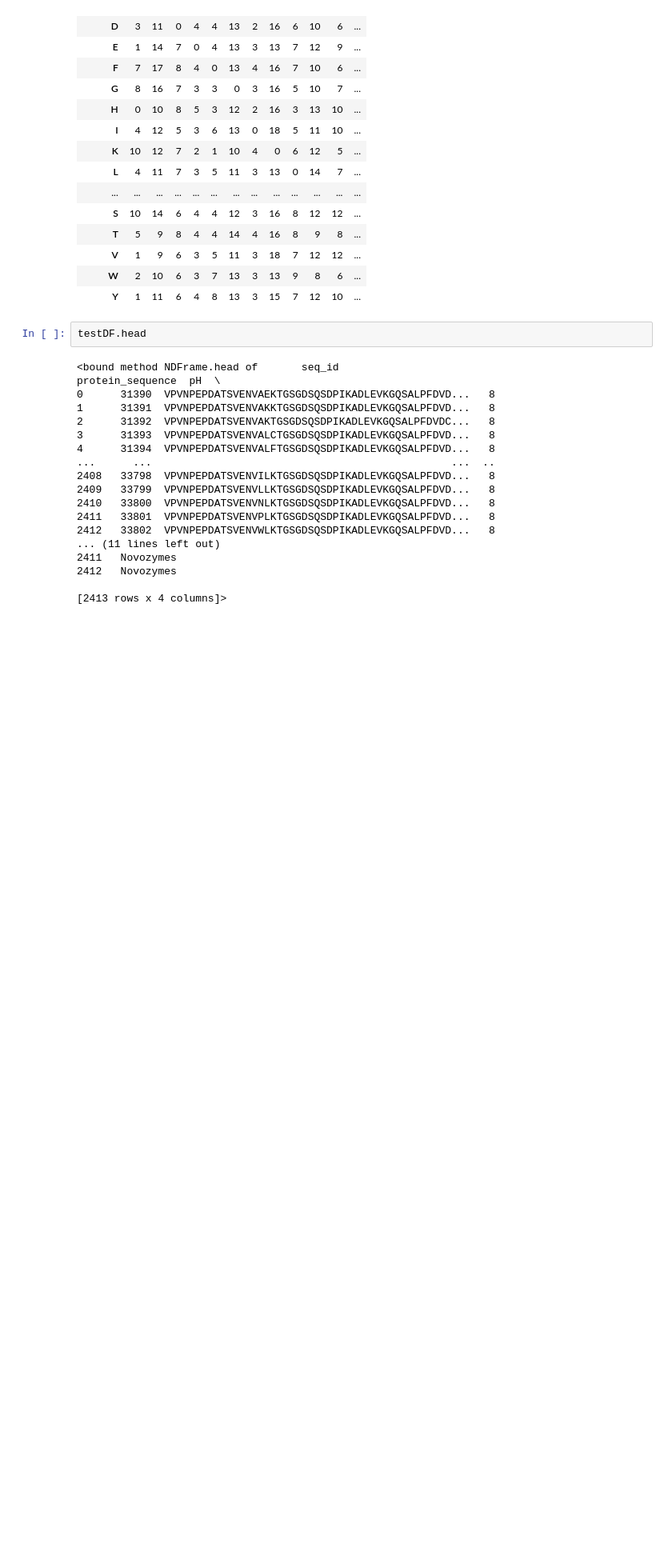
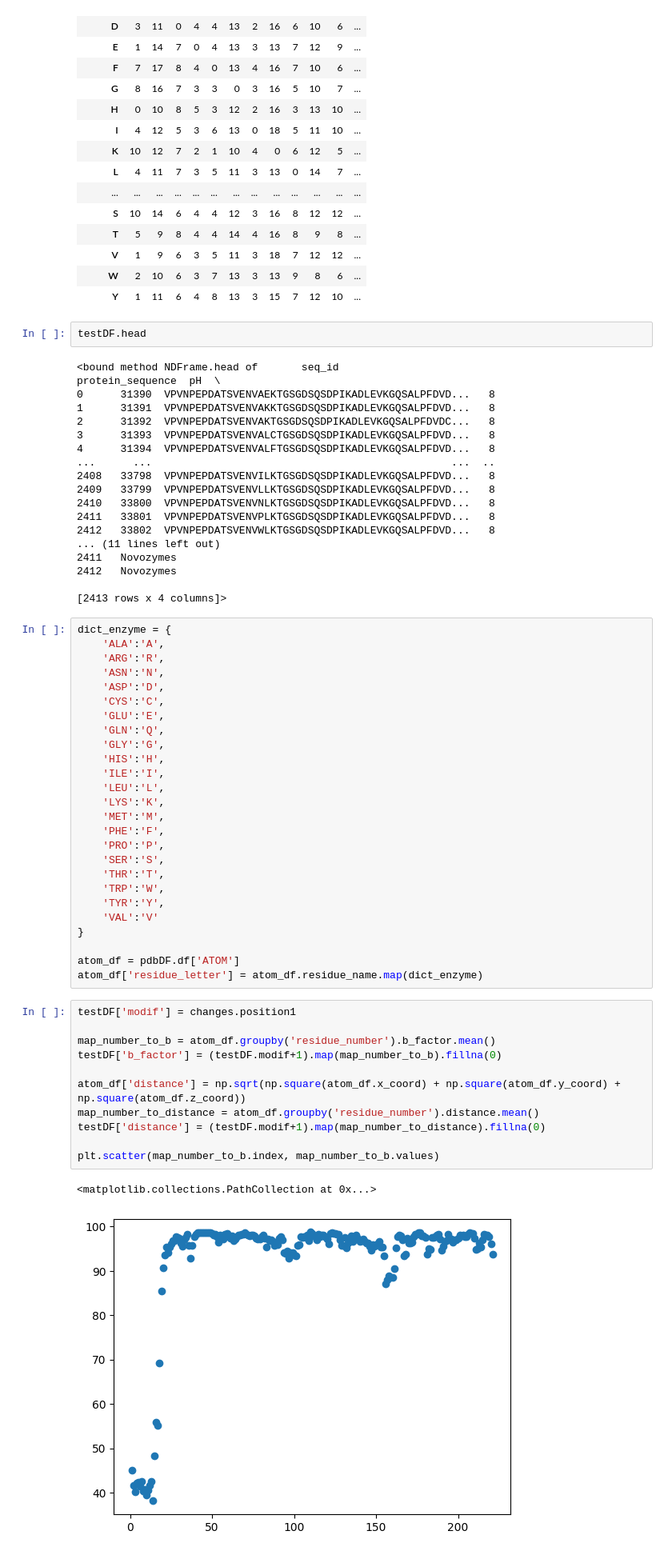
Before and after one commit to martin-he543/novozymes-enzyme-stability-prediction-kaggle-2022, a Jupyter notebook: EDA_single_mutation.ipynb, the cells around one changed output. Shown at 80% size. Cells and saved outputs as stored; diff of their text form; blank space fills up the shorter version.

Commit message:
Added baseline based on b-factor

```diff
--- a/EDA_single_mutation.ipynb
+++ b/EDA_single_mutation.ipynb
@@ -213,3 +213,43 @@ testDF.head
 2412   Novozymes
 
 [2413 rows x 4 columns]>
+# %%
+dict_enzyme = {
+    'ALA':'A',
+    'ARG':'R',
+    'ASN':'N',
+    'ASP':'D',
+    'CYS':'C',
+    'GLU':'E',
+    'GLN':'Q',
+    'GLY':'G',
+    'HIS':'H',
+    'ILE':'I',
+    'LEU':'L',
+    'LYS':'K',
+    'MET':'M',
+    'PHE':'F',
+    'PRO':'P',
+    'SER':'S',
+    'THR':'T',
+    'TRP':'W',
+    'TYR':'Y',
+    'VAL':'V'
+}
+
+atom_df = pdbDF.df['ATOM']
+atom_df['residue_letter'] = atom_df.residue_name.map(dict_enzyme)
+# %%
+testDF['modif'] = changes.position1
+
+map_number_to_b = atom_df.groupby('residue_number').b_factor.mean()
+testDF['b_factor'] = (testDF.modif+1).map(map_number_to_b).fillna(0)
+
+atom_df['distance'] = np.sqrt(np.square(atom_df.x_coord) + np.square(atom_df.y_coord) + np.square(atom_df.z_coord))
+map_number_to_distance = atom_df.groupby('residue_number').distance.mean()
+testDF['distance'] = (testDF.modif+1).map(map_number_to_distance).fillna(0)
+
+plt.scatter(map_number_to_b.index, map_number_to_b.values)
+# %% [output]
+<matplotlib.collections.PathCollection at 0x...>
+[figure, added]
```
Also changed, not shown: parts of 1 cell of this notebook.
